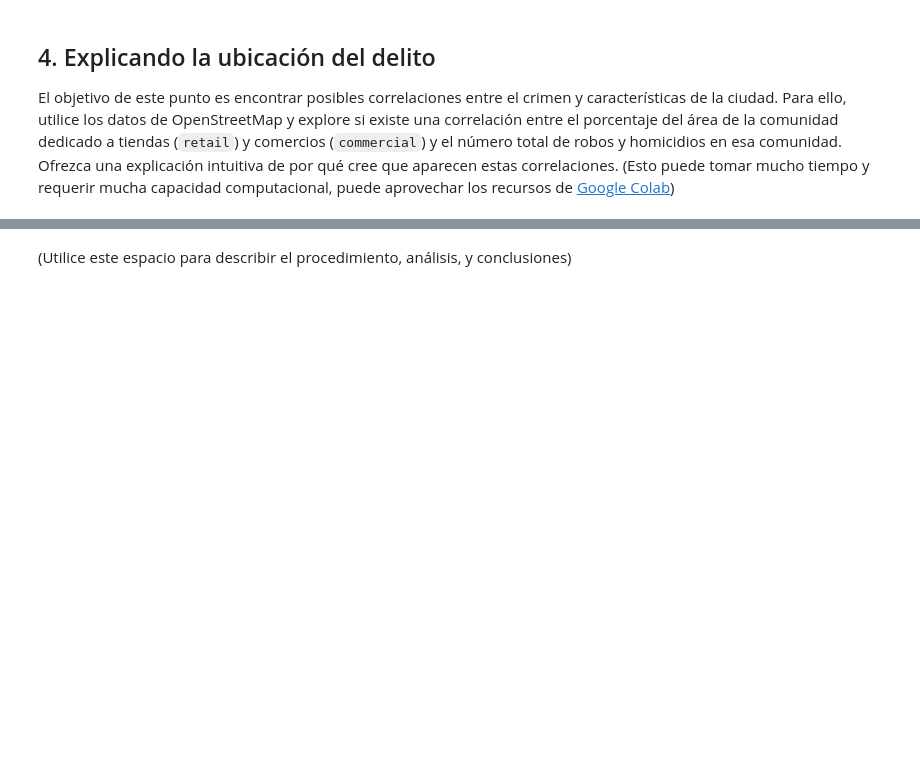
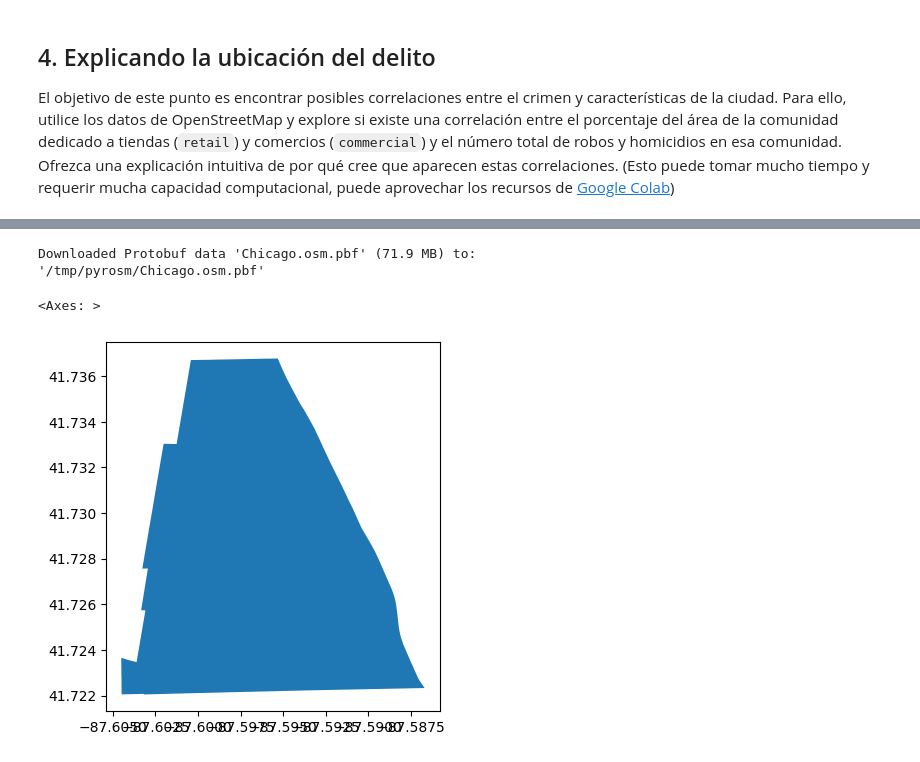
Before and after one commit to sebastian23escobar/Aprendizaje_no_supervisado, a Jupyter notebook: Taller4/S7_LC_Taller_Geograficos_KDE.ipynb, the cells around one changed output, grey strips where cells are left out. Saved outputs shown, nothing was run; the diff lists cells and outputs as text; code cells hidden in the pictures; blank space fills up the shorter version.

```diff
--- a/Taller4/S7_LC_Taller_Geograficos_KDE.ipynb
+++ b/Taller4/S7_LC_Taller_Geograficos_KDE.ipynb
@@ -499,4 +510,20 @@ El objetivo de este punto es encontrar posibles correlaciones  entre el crimen y
 # %%
-# Utilice este espacio para escribir el código.
+#Obtenemos los datos de OpenStreetMaps para Chicago
+from pyrosm import OSM, get_data
+
+# Bajamos los datos para  Chicago
+fp_chicago = get_data("Chicago")
+
+# Inicializamos el lector para Chicago
+osm = OSM(fp_chicago)
+# %% [output]
+Downloaded Protobuf data 'Chicago.osm.pbf' (71.9 MB) to:
+'/tmp/pyrosm/Chicago.osm.pbf'
-# %% [markdown]
-(Utilice este espacio para describir el procedimiento, análisis, y conclusiones)
+# %%
+# En nuestro estudio, el barrio como menor crimen (robos + homicidios) fue Burnside, vamos a revisar las caracteristicas del barrio para contrastarlas con
+# las caracteristicas del barrio com mayor crimen
+bb_loop = osm.get_boundaries(name="Burnside")
+bb_loop.plot()
+# %% [output]
+<Axes: >
+[figure, added]
```
Also changed, not shown: parts of 5 cells of this notebook.
